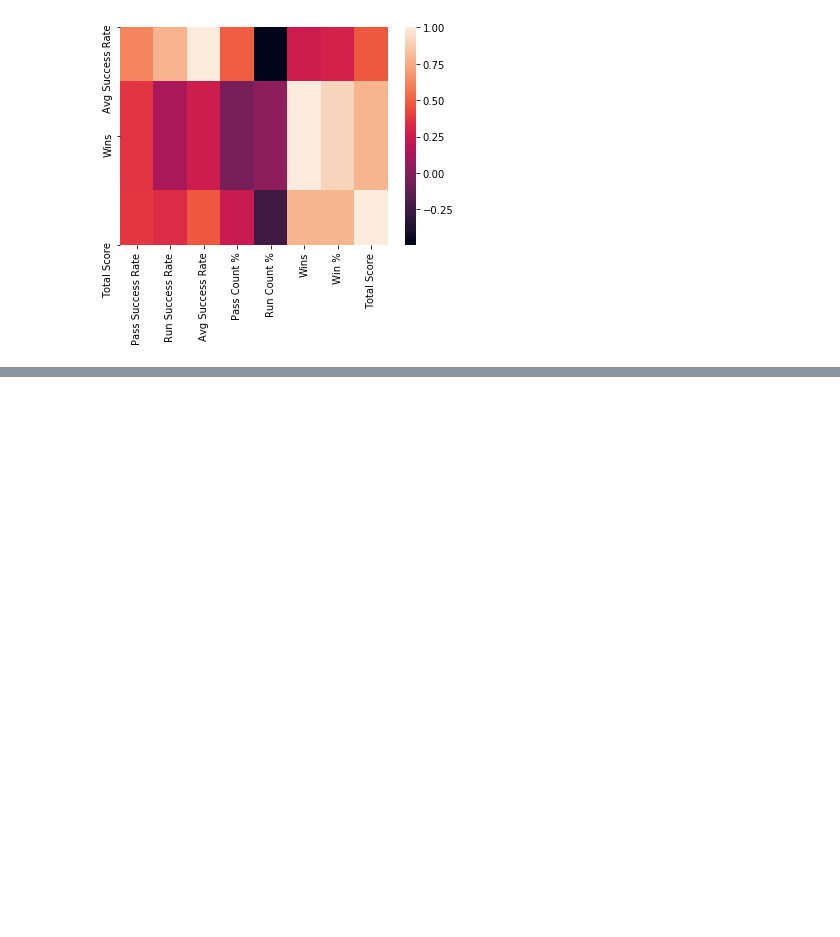
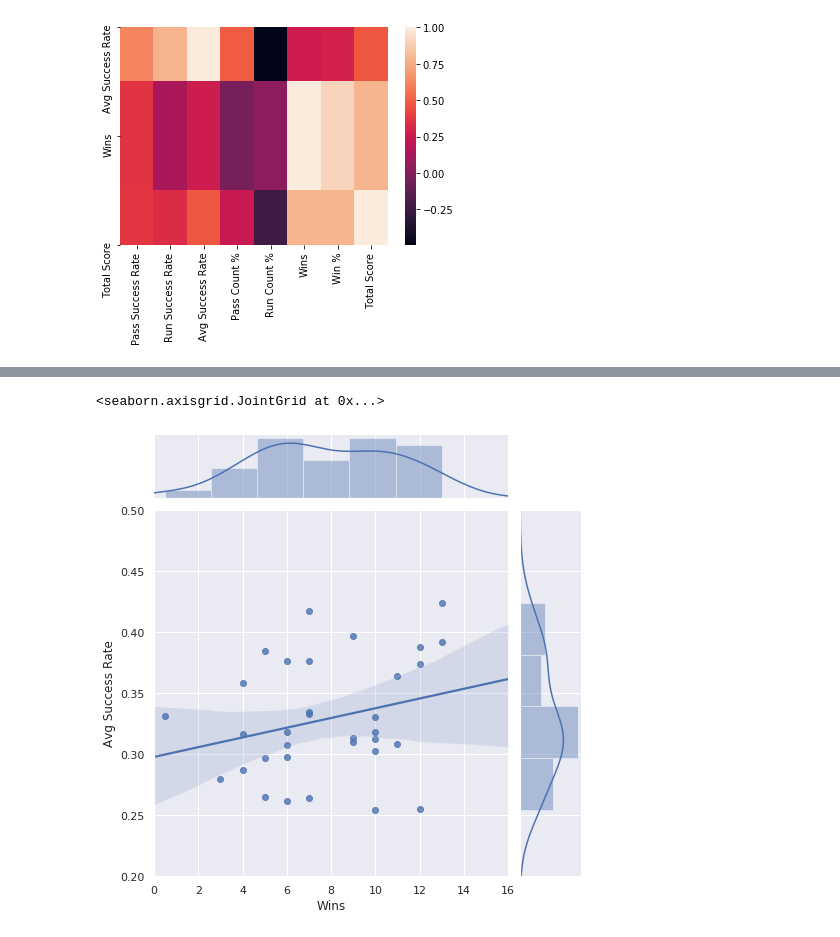
Before and after one commit to jeichorn/project-nfl, a Jupyter notebook: first_down_success.ipynb, the cells around one changed output, grey strips where cells are left out. Drawn from its saved outputs; the diff is of its cells as text; code cells hidden in the pictures; blank space fills up the shorter version.

```diff
--- a/first_down_success.ipynb
+++ b/first_down_success.ipynb
@@ -226,0 +242,5 @@ sns.heatmap(corr)
+# %%
+sns.jointplot(x='Wins', y='Avg Success Rate', data=all_together, kind="reg", xlim=(0,16), ylim=(0.2,.5), height=7)
+# %% [output]
+<seaborn.axisgrid.JointGrid at 0x...>
+[figure, added]
```
Also changed, not shown: parts of 11 cells of this notebook.
